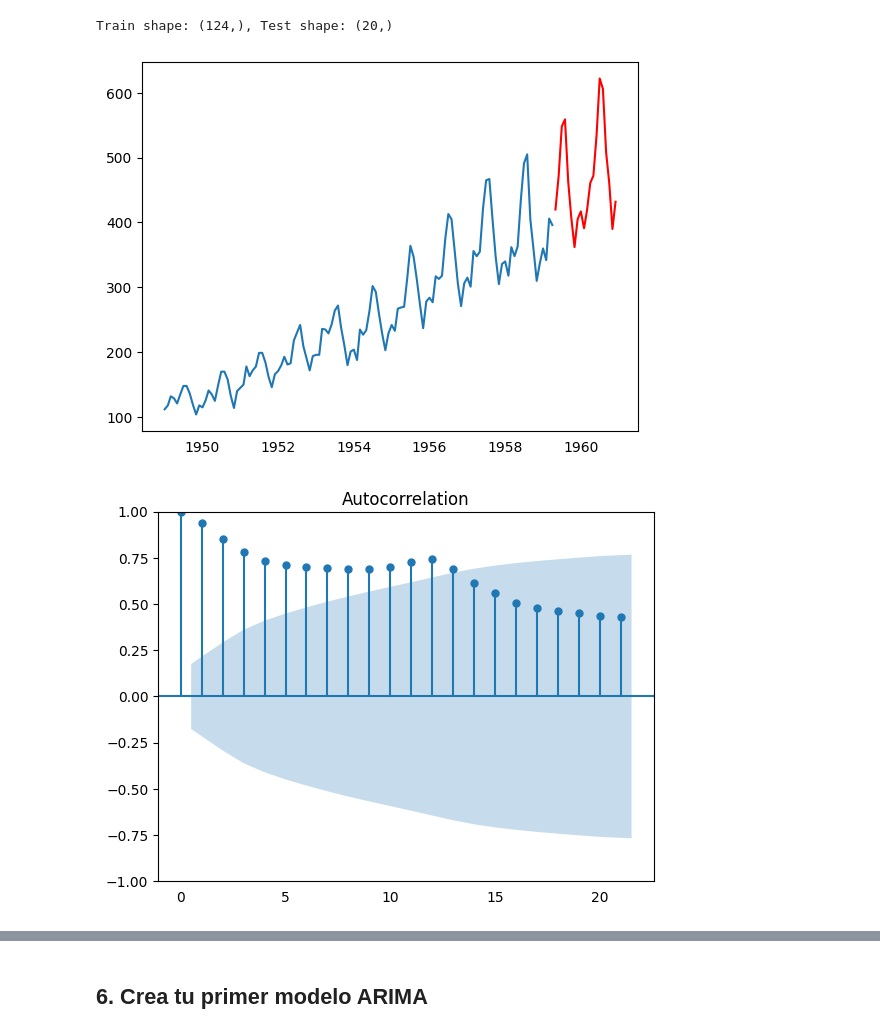
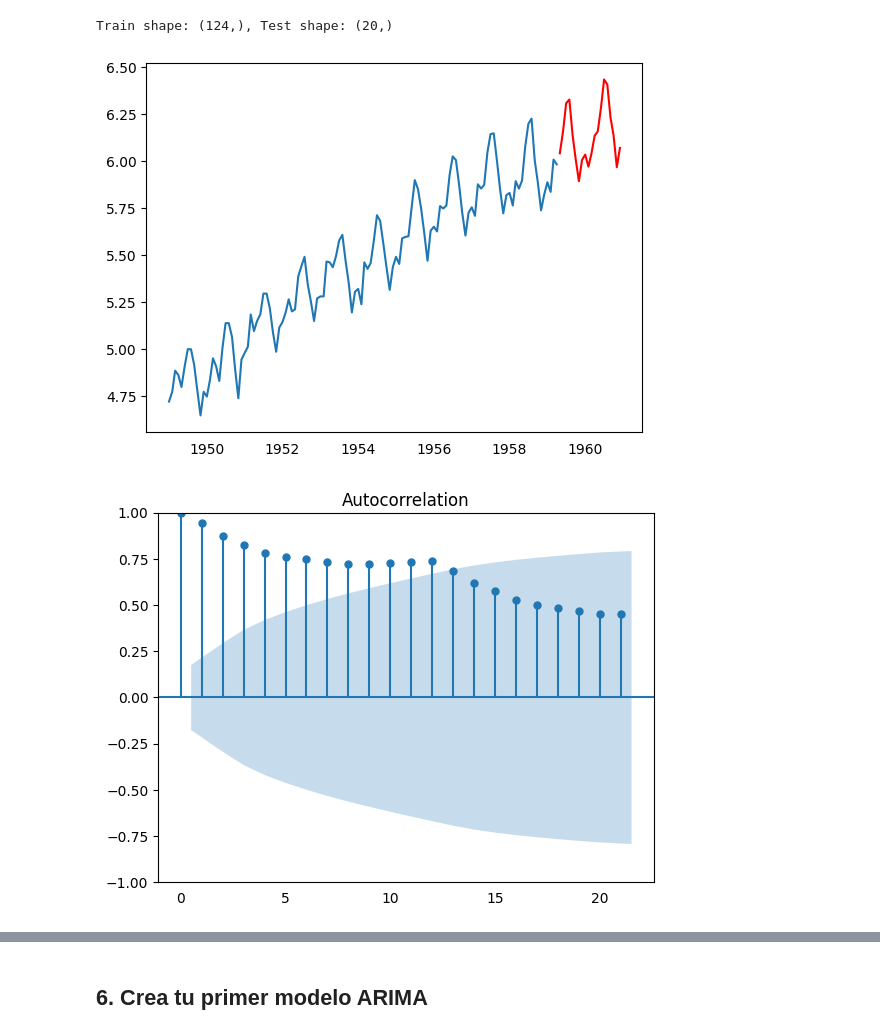
Before and after one commit to rou-tz/2026-02-BILBAO-FT-Data-Science, a Jupyter notebook: 3-Machine_Learning/4-Series temporales/ejercicios/2_Time Series Forecast_Ruben.ipynb, the cells around one changed output, grey strips where cells are left out. Cells and saved outputs as stored; diff of their text form; code cells hidden in the pictures.

```diff
--- a/3-Machine_Learning/4-Series temporales/ejercicios/2_Time Series Forecast_Ruben.ipynb
+++ b/3-Machine_Learning/4-Series temporales/ejercicios/2_Time Series Forecast_Ruben.ipynb
@@ -138,16 +137,16 @@ Train shape: (124,), Test shape: (20,)
 # %%
 import matplotlib.pyplot as plt
 
-plt.plot(df.index[:-t], train)
-plt.plot(df.index[-t:], test, color='r');
+plt.plot(df.index[:-t], train_log)
+plt.plot(df.index[-t:], test_log, color='r');
 # %% [output]
-[figure, old version]
+[figure, new version]
 # %%
 from statsmodels.graphics.tsaplots import plot_acf
 
-plot_acf(train);
+plot_acf(train_log);
 # %% [output]
-[figure, old version]
+[figure, new version]
 # %%
 from statsmodels.tsa.ar_model import AutoReg
 
```
Also changed, not shown: parts of 10 cells of this notebook, 1 other file.
